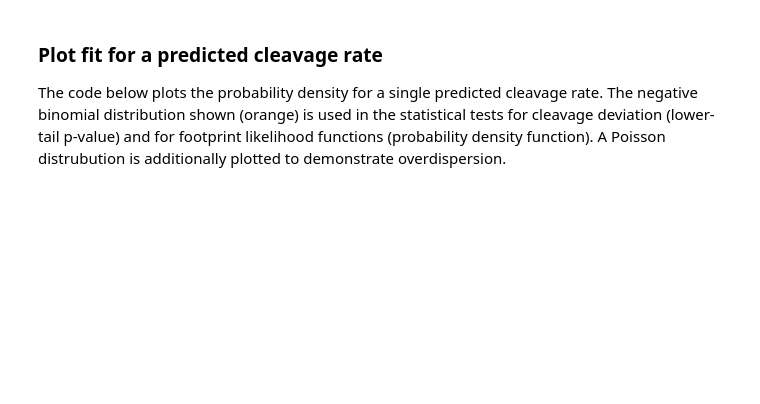
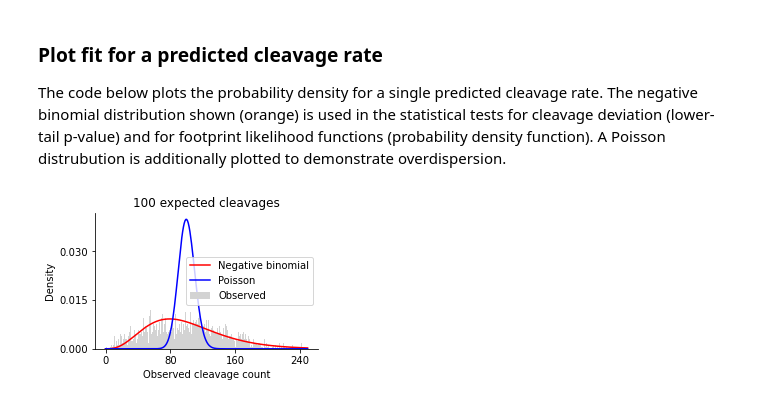
Before and after one commit to vierstralab/footprint-tools, a Jupyter notebook: docs/source/tutorials/dispersion.ipynb, the cells around one changed output. Saved outputs shown, nothing was run; the diff lists cells and outputs as text; code cells hidden in the pictures; blank space fills up the shorter version.

```diff
--- a/docs/source/tutorials/dispersion.ipynb
+++ b/docs/source/tutorials/dispersion.ipynb
@@ -36,4 +29,7 @@ The code below plots the probability density for a single predicted cleavage rat
 # %%
 from footprint_tools.plotting import plot_model_histogram
 
-plot_model_histogram(dm)
+fig, ax = plot_model_histogram(dm, n=100, xlim=(0, 250))
+fig.set_size_inches(4, 2.5)
+# %% [output]
+[figure, added]
```
Also changed, not shown: parts of 2 cells of this notebook.
